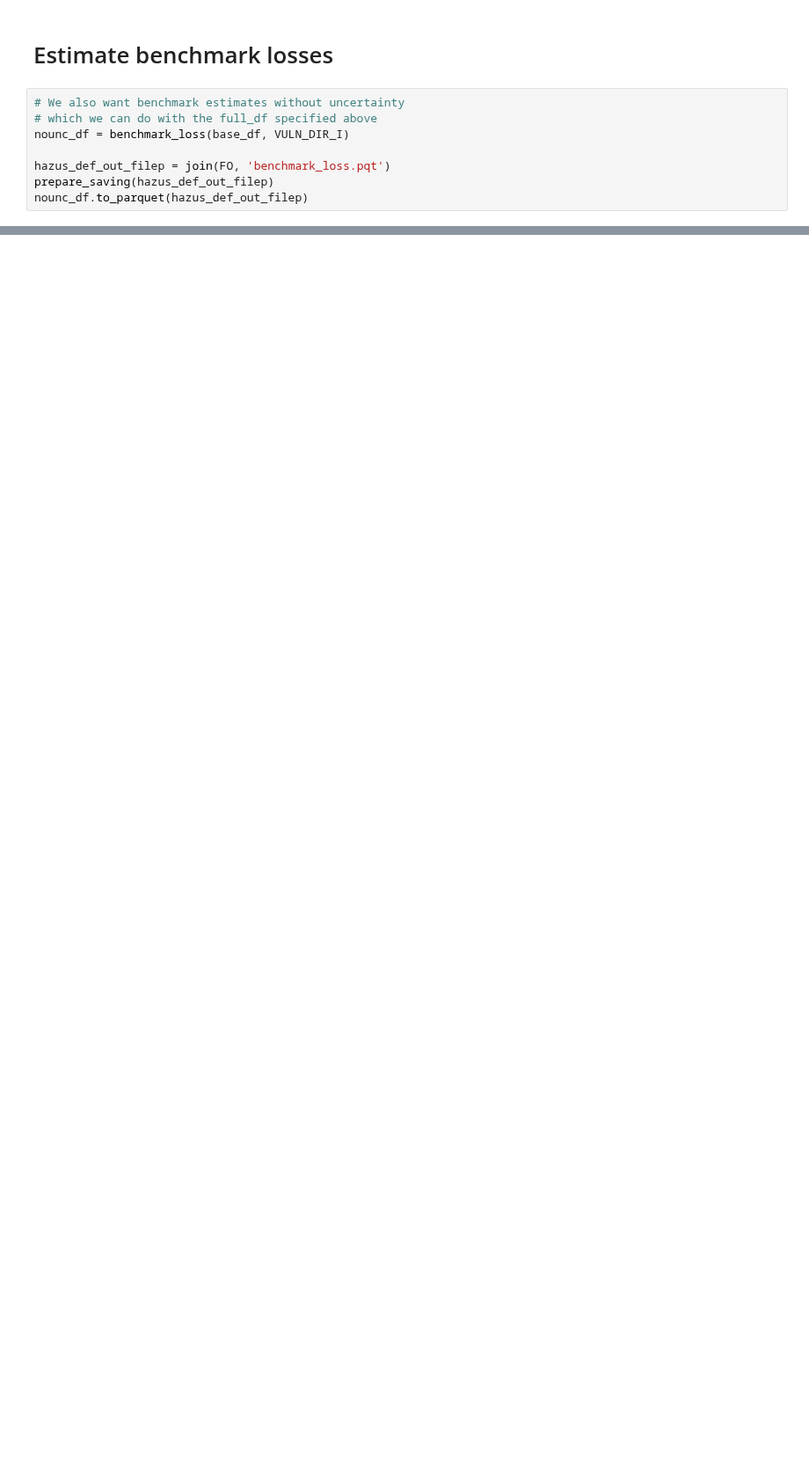
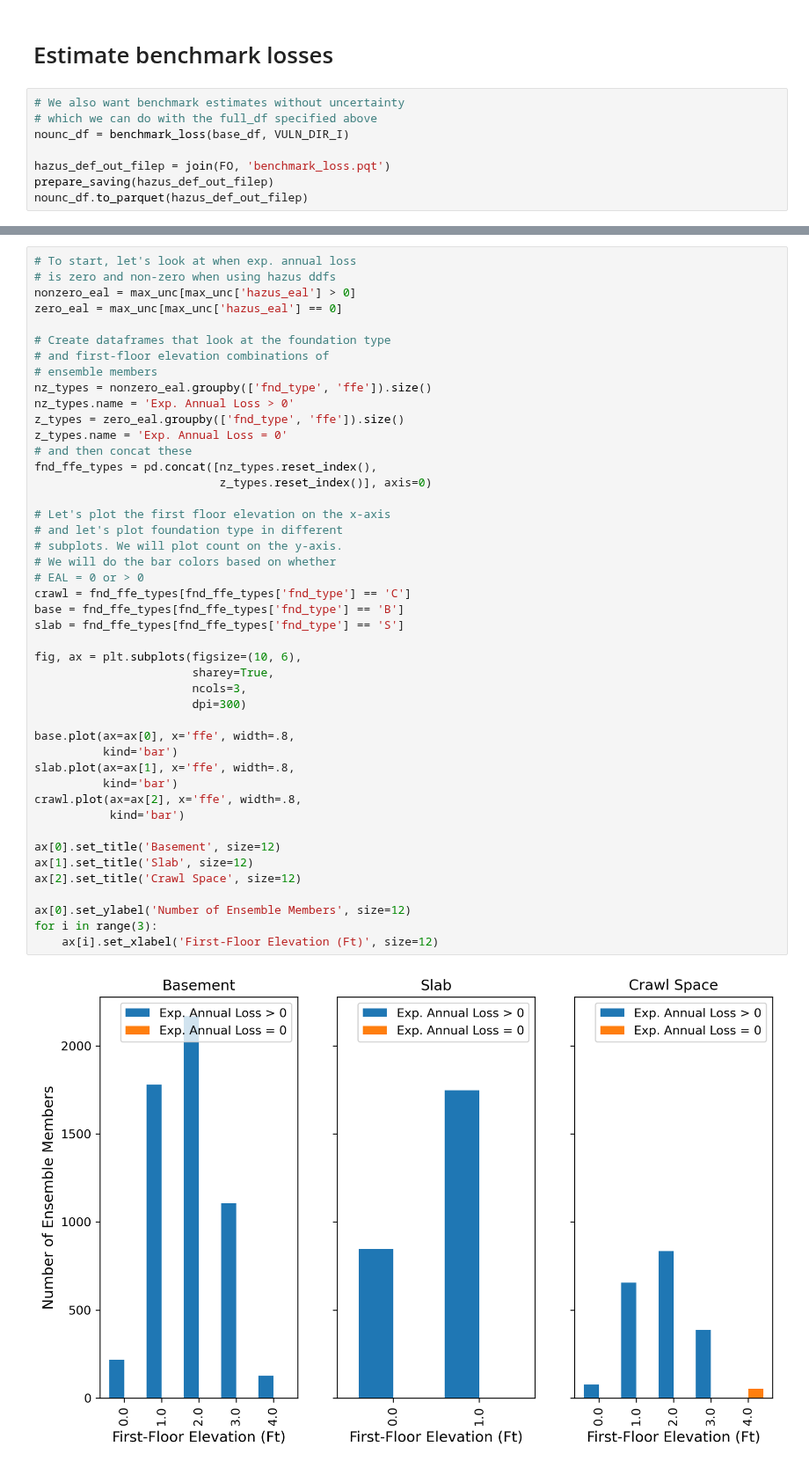
Before and after one commit to abpoll/unsafe, a Jupyter notebook: examples/philadelphia_frd/notebooks/full_data_example.ipynb, the cells around one changed output, grey strips where cells are left out. Shown at 88% size. Saved outputs shown, nothing was run; the diff lists cells and outputs as text; blank space fills up the shorter version.

```diff
--- a/examples/philadelphia_frd/notebooks/full_data_example.ipynb
+++ b/examples/philadelphia_frd/notebooks/full_data_example.ipynb
@@ -346,0 +387,47 @@ ax.legend()
+# %%
+# To start, let's look at when exp. annual loss
+# is zero and non-zero when using hazus ddfs
+nonzero_eal = max_unc[max_unc['hazus_eal'] > 0]
+zero_eal = max_unc[max_unc['hazus_eal'] == 0]
+
+# Create dataframes that look at the foundation type
+# and first-floor elevation combinations of
+# ensemble members
+nz_types = nonzero_eal.groupby(['fnd_type', 'ffe']).size()
+nz_types.name = 'Exp. Annual Loss > 0'
+z_types = zero_eal.groupby(['fnd_type', 'ffe']).size()
+z_types.name = 'Exp. Annual Loss = 0'
+# and then concat these
+fnd_ffe_types = pd.concat([nz_types.reset_index(),
+                           z_types.reset_index()], axis=0)
+
+# Let's plot the first floor elevation on the x-axis
+# and let's plot foundation type in different
+# subplots. We will plot count on the y-axis.
+# We will do the bar colors based on whether
+# EAL = 0 or > 0
+crawl = fnd_ffe_types[fnd_ffe_types['fnd_type'] == 'C']
+base = fnd_ffe_types[fnd_ffe_types['fnd_type'] == 'B']
+slab = fnd_ffe_types[fnd_ffe_types['fnd_type'] == 'S']
+
+fig, ax = plt.subplots(figsize=(10, 6),
+                       sharey=True,
+                       ncols=3,
+                       dpi=300)
+
+base.plot(ax=ax[0], x='ffe', width=.8,
+          kind='bar')
+slab.plot(ax=ax[1], x='ffe', width=.8,
+          kind='bar')
+crawl.plot(ax=ax[2], x='ffe', width=.8,
+           kind='bar')
+
+ax[0].set_title('Basement', size=12)
+ax[1].set_title('Slab', size=12)
+ax[2].set_title('Crawl Space', size=12)
+
+ax[0].set_ylabel('Number of Ensemble Members', size=12)
+for i in range(3):
+    ax[i].set_xlabel('First-Floor Elevation (Ft)', size=12)
+# %% [output]
+[figure, added]
```
Also changed, not shown: parts of 13 cells of this notebook, 3 other files.
